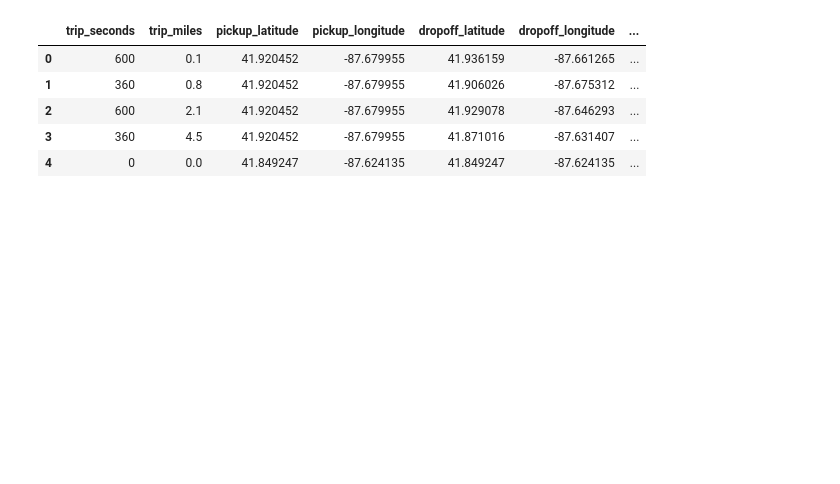
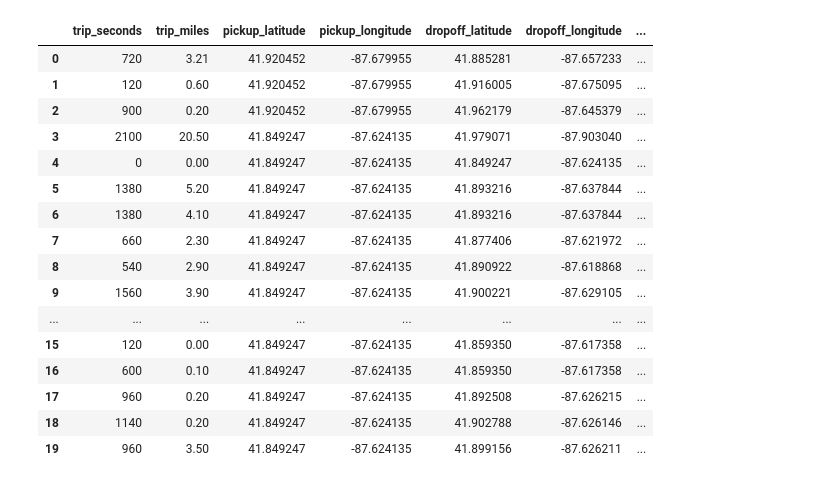
Before and after one commit to zentonllo/tfg-tensorflow, a Jupyter notebook: cloud/datalab/Keras-BQ.ipynb, the cells around one changed output. Saved outputs shown, nothing was run; the diff lists cells and outputs as text; code cells hidden in the pictures; blank space fills up the shorter version.

```diff
--- a/cloud/datalab/Keras-BQ.ipynb
+++ b/cloud/datalab/Keras-BQ.ipynb
@@ -82,10 +169,21 @@ df = taxi_queries.execute(output_options=bq.QueryOutput.dataframe()).result()
 # %%
-df.head()
+df.head(20)
 # %% [output]
 |  | trip_seconds | trip_miles | pickup_latitude | pickup_longitude | dropoff_latitude | dropoff_longitude | ... |
-| 0 | 600 | 0.1 | 41.920452 | -87.679955 | 41.936159 | -87.661265 | ... |
-| 1 | 360 | 0.8 | 41.920452 | -87.679955 | 41.906026 | -87.675312 | ... |
-| 2 | 600 | 2.1 | 41.920452 | -87.679955 | 41.929078 | -87.646293 | ... |
-| 3 | 360 | 4.5 | 41.920452 | -87.679955 | 41.871016 | -87.631407 | ... |
-| 4 | 0 | 0.0 | 41.849247 | -87.624135 | 41.849247 | -87.624135 | ... |
+| 0 | 720 | 3.21 | 41.920452 | -87.679955 | 41.885281 | -87.657233 | ... |
+| 1 | 120 | 0.60 | 41.920452 | -87.679955 | 41.916005 | -87.675095 | ... |
+| 2 | 900 | 0.20 | 41.920452 | -87.679955 | 41.962179 | -87.645379 | ... |
+| 3 | 2100 | 20.50 | 41.849247 | -87.624135 | 41.979071 | -87.903040 | ... |
+| 4 | 0 | 0.00 | 41.849247 | -87.624135 | 41.849247 | -87.624135 | ... |
+| 5 | 1380 | 5.20 | 41.849247 | -87.624135 | 41.893216 | -87.637844 | ... |
+| 6 | 1380 | 4.10 | 41.849247 | -87.624135 | 41.893216 | -87.637844 | ... |
+| 7 | 660 | 2.30 | 41.849247 | -87.624135 | 41.877406 | -87.621972 | ... |
+| 8 | 540 | 2.90 | 41.849247 | -87.624135 | 41.890922 | -87.618868 | ... |
+| 9 | 1560 | 3.90 | 41.849247 | -87.624135 | 41.900221 | -87.629105 | ... |
+| ... | ... | ... | ... | ... | ... | ... | ... |
+| 15 | 120 | 0.00 | 41.849247 | -87.624135 | 41.859350 | -87.617358 | ... |
+| 16 | 600 | 0.10 | 41.849247 | -87.624135 | 41.859350 | -87.617358 | ... |
+| 17 | 960 | 0.20 | 41.849247 | -87.624135 | 41.892508 | -87.626215 | ... |
+| 18 | 1140 | 0.20 | 41.849247 | -87.624135 | 41.902788 | -87.626146 | ... |
+| 19 | 960 | 3.50 | 41.849247 | -87.624135 | 41.899156 | -87.626211 | ... |
 # %%
```
Also changed, not shown: parts of 52 cells of this notebook.
